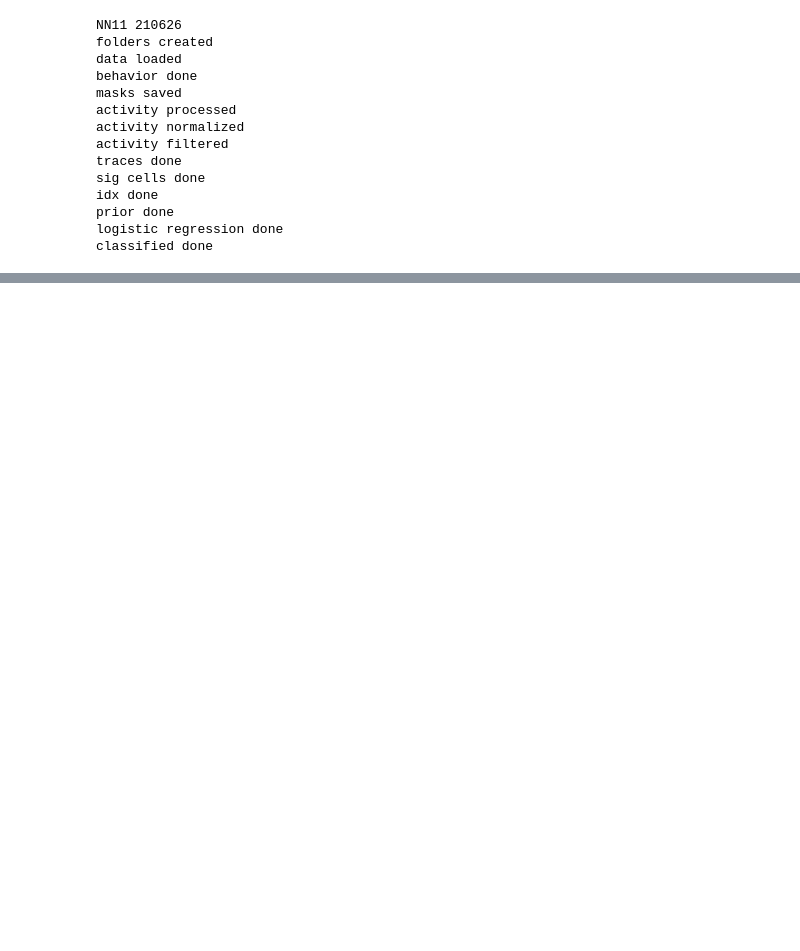
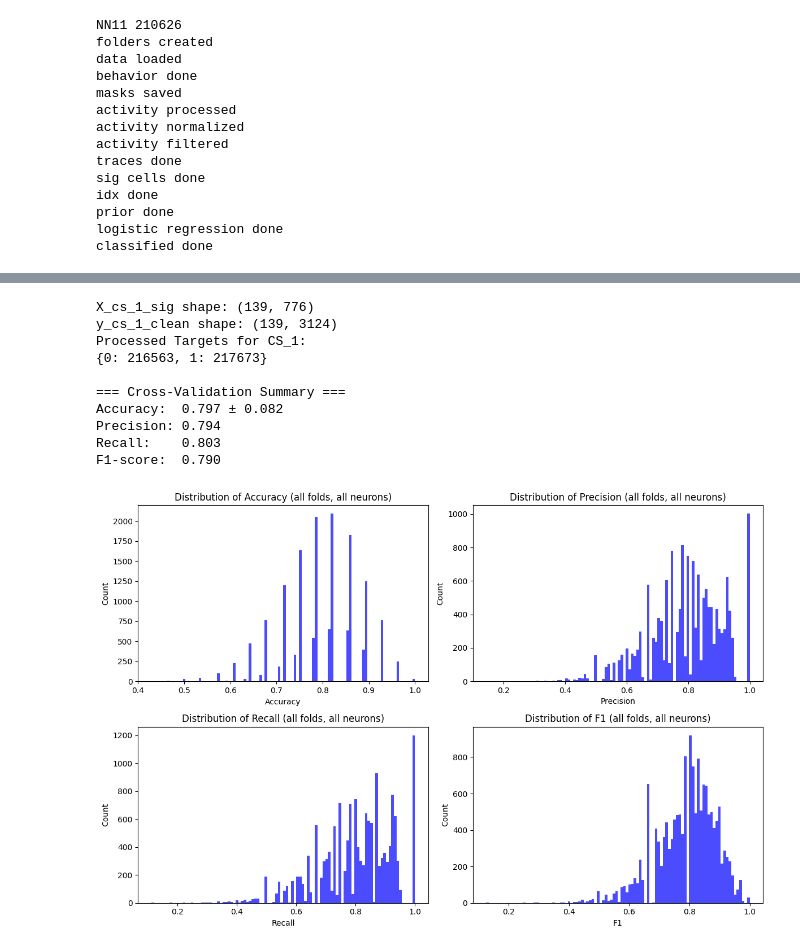
Before and after one commit to LheaLhea/representation_drift, a Jupyter notebook: drift_prediction1.ipynb, the cells around one changed output, grey strips where cells are left out. Cells and saved outputs as stored; diff of their text form; code cells hidden in the pictures; blank space fills up the shorter version.

```diff
--- a/drift_prediction1.ipynb
+++ b/drift_prediction1.ipynb
@@ -594,19 +427,0 @@ Std Deviation of Coefficients Across Neurons: [0.01961533 0.0166356  0.0221621
-# %%
-# accuracy, precision, recall, f1 are lists (per neuron)
-metrics_dict = {
-    "Accuracy": all_accuracies,
-    "Precision": all_precisions,
-    "Recall": all_recalls,
-    "F1": all_f1s
-}
-
-plt.figure(figsize=(12, 8))
-for i, (metric_name, values) in enumerate(metrics_dict.items()):
-    plt.subplot(2, 2, i+1)
-    plt.hist(values, bins=100, alpha=0.7, color='b')
-    plt.title(f"Distribution of {metric_name}")
-    plt.xlabel(metric_name)
-    plt.ylabel("Count of Neurons")
-
-plt.tight_layout()
-plt.show()
@@ -614,0 +663,24 @@ plt.show()
+# %%
+X_cs_1_sig, y_cs_1_clean_sig = clean_and_prepare_data(mean_activity_r_1[:, unique_significant_neurons], mean_activity_cs_1, trial_r_1)
+# Sanity check the processed targets
+unique_cs_1, counts_cs_1 = np.unique(y_cs_1_clean_sig, return_counts=True)
+
+print(f"X_cs_1_sig shape: {X_cs_1_sig.shape}")  # Should be (139, unique_significant_neurons)
+print(f"y_cs_1_clean shape: {y_cs_1_clean.shape}")  # Should be (139, total_neurons)
+
+print("Processed Targets for CS_1:")
+print(dict(zip(unique_cs_1, counts_cs_1)))
+
+LR_model(X_cs_1_sig, y_cs_1_clean_sig)
+# %% [output]
+X_cs_1_sig shape: (139, 776)
+y_cs_1_clean shape: (139, 3124)
+Processed Targets for CS_1:
+{0: 216563, 1: 217673}
+
+=== Cross-Validation Summary ===
+Accuracy:  0.797 ± 0.082
+Precision: 0.794
+Recall:    0.803
+F1-score:  0.790
+[figure, added]
```
Also changed, not shown: parts of 23 cells of this notebook.
